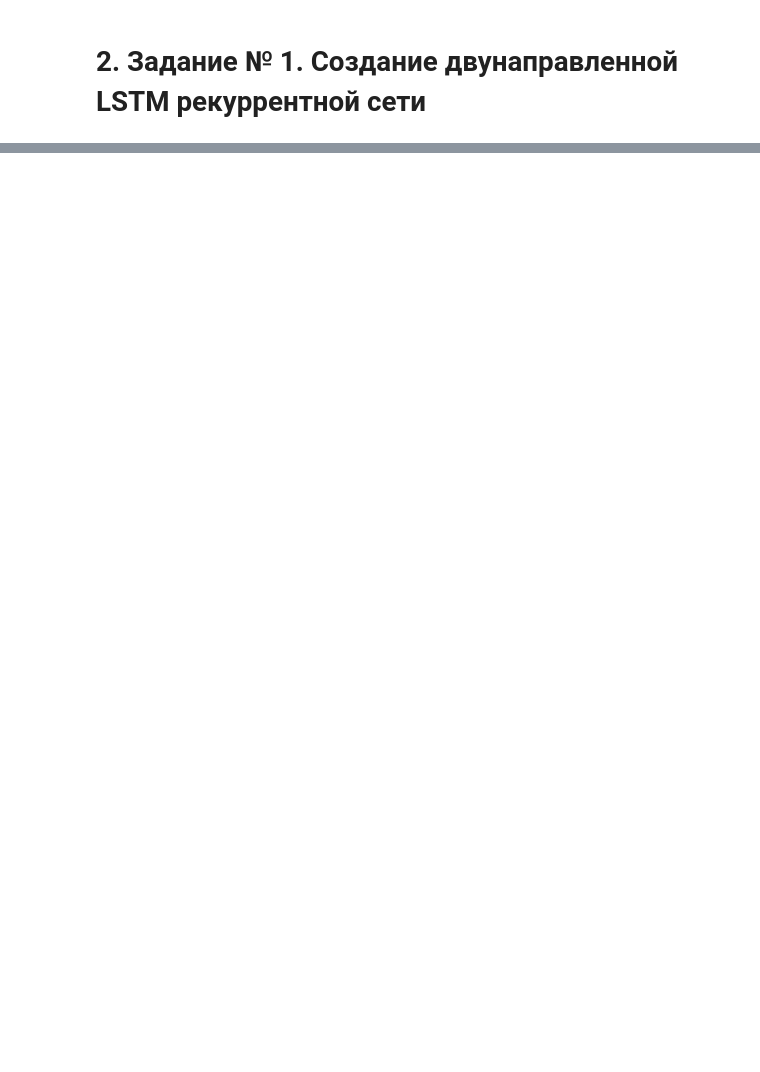
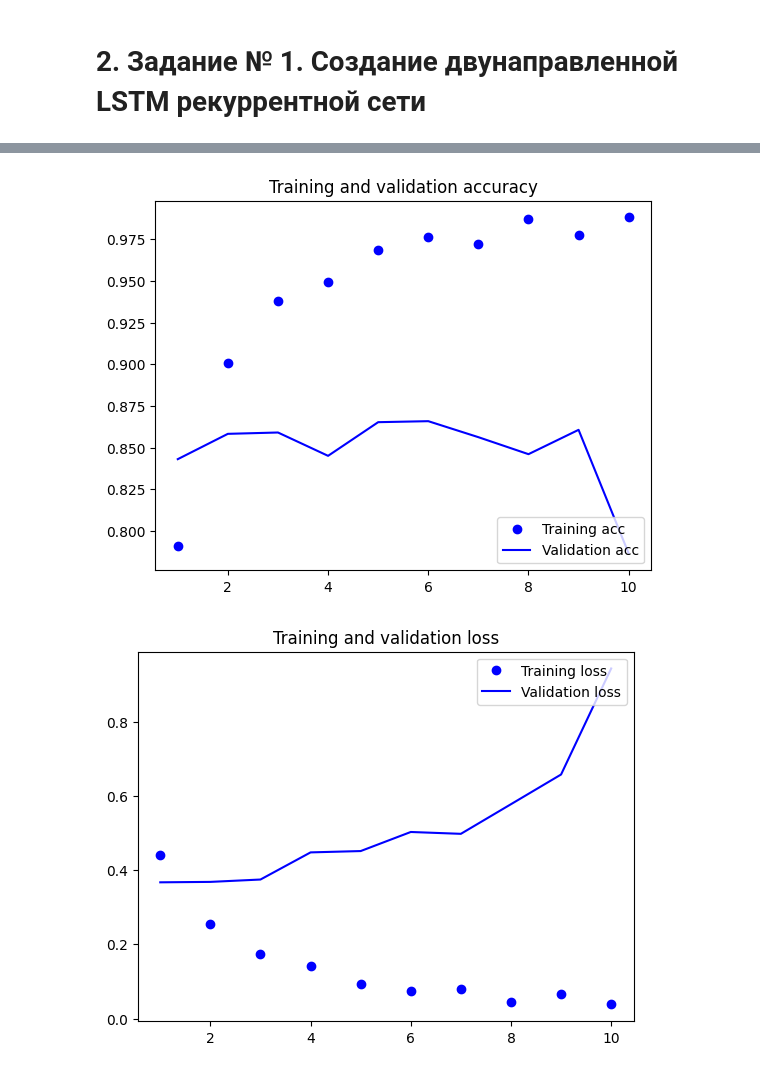
Before and after one commit to Tinddd28/labs-iadnmo-, a Jupyter notebook: lab_5.ipynb, the cells around one changed output, grey strips where cells are left out. Saved outputs shown, nothing was run; the diff lists cells and outputs as text; code cells hidden in the pictures; blank space fills up the shorter version.

Commit message:
2-way LSTM

```diff
--- a/lab_5.ipynb
+++ b/lab_5.ipynb
@@ -28,23 +32,23 @@ lstm_model = tf.keras.models.Sequential([
     tf.keras.layers.Embedding(
         input_dim=10000,
         output_dim=128,
-        input_length=500,
+        # input_length=500,
     ),
     tf.keras.layers.Bidirectional(
         tf.keras.layers.LSTM(
             units=64,
-            activation="relu",
+            activation="tanh",
             return_sequences=False,
         ),
     ),
-    tf.keras.layers.Dropout(0.4),
+    # tf.keras.layers.Dropout(0.4),
 
     tf.keras.layers.Dense(
         units=64,
         activation="relu",
     ),
 
-    tf.keras.layers.Dropout(0.3),
+    # tf.keras.layers.Dropout(0.1),
 
     tf.keras.layers.Dense(
         units=1,
@@ -55,18 +59,18 @@ lstm_model = tf.keras.models.Sequential([
 lstm_model.compile(
     optimizer="adam",
     loss="binary_crossentropy",
-    metrics=["accuracy"],
+    metrics=["acc"],
 )
 # %%
 callback_lstm = [
     tf.keras.callbacks.EarlyStopping(
-        monitor="val_f1_score",
+        monitor="val_loss",
         mode="max",
-        patience=5,
+        patience=10,
     ),
     tf.keras.callbacks.ModelCheckpoint(
         filepath="lstm_model.keras",
-        monitor="val_f1_score",
+        monitor="val_acc",
         mode="max",
         save_best_only=True,
     ),
@@ -75,8 +79,8 @@ callback_lstm = [
 history_lstm = lstm_model.fit(
     x_train,
     y_train,
-    epochs=100,
-    batch_size=64,
+    epochs=10,
+    batch_size=32,
     validation_split=0.2,
     callbacks=callback_lstm,
 )
@@ -85,0 +108,23 @@ Epoch 1/100
+# %%
+acc = history_lstm.history['acc']
+val_acc = history_lstm.history['val_acc']
+loss = history_lstm.history['loss']
+val_loss = history_lstm.history['val_loss']
+
+epochs = range(1, len(acc) + 1)
+plt.plot(epochs, acc, 'bo', label='Training acc')
+plt.plot(epochs, val_acc, 'b', label='Validation acc')
+plt.title('Training and validation accuracy')
+plt.legend(loc='lower right')
+
+plt.figure()
+
+plt.plot(epochs, loss, 'bo', label='Training loss')
+plt.plot(epochs, val_loss, 'b', label='Validation loss')
+plt.title('Training and validation loss')
+plt.legend(loc='upper right')
+
+plt.show()
+# %% [output]
+[figure, added]
+[figure, added]
```
Also changed, not shown: parts of 12 cells of this notebook.
